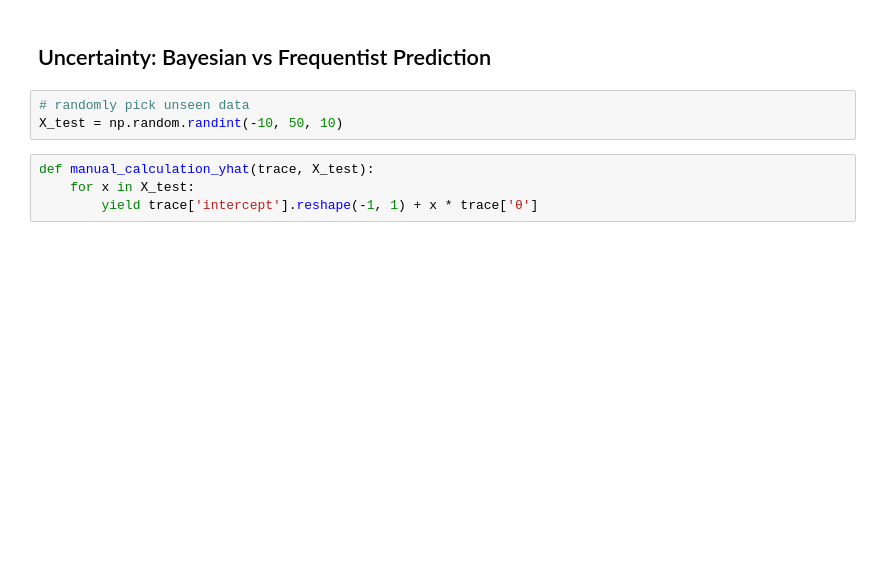
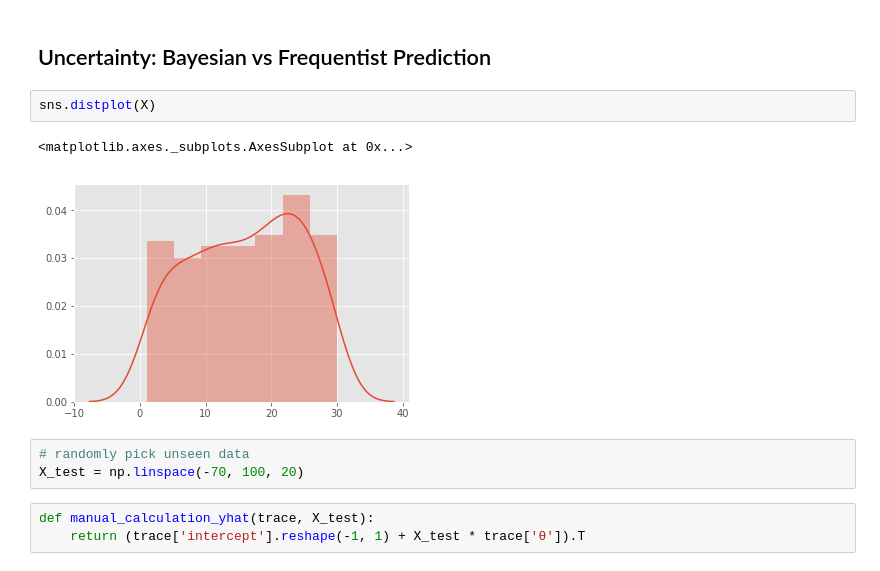
Before and after one commit to minggli/python-pp, a Jupyter notebook: bayesian_linear_regression.ipynb, the cells around one changed output. Saved outputs shown, nothing was run; the diff lists cells and outputs as text; blank space fills up the shorter version.

```diff
--- a/bayesian_linear_regression.ipynb
+++ b/bayesian_linear_regression.ipynb
@@ -160,9 +156,13 @@ plt.legend()
 # %% [markdown]
 ## Uncertainty: Bayesian vs Frequentist Prediction
+# %%
+sns.distplot(X)
+# %% [output]
+<matplotlib.axes._subplots.AxesSubplot at 0x...>
+[figure, added]
 # %%
 # randomly pick unseen data
-X_test = np.random.randint(-10, 50, 10)
+X_test = np.linspace(-70, 100, 20)
 # %%
 def manual_calculation_yhat(trace, X_test):
-    for x in X_test:
-        yield trace['intercept'].reshape(-1, 1) + x * trace['θ']
+    return (trace['intercept'].reshape(-1, 1) + X_test * trace['θ']).T
```
Also changed, not shown: parts of 13 cells of this notebook.
